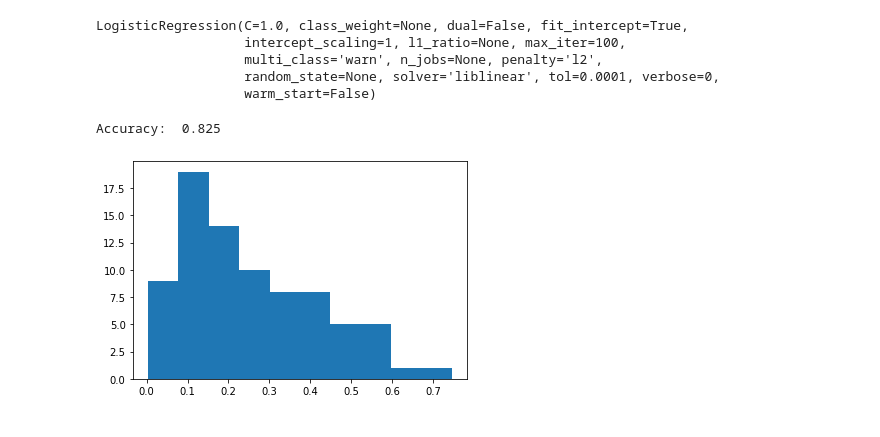
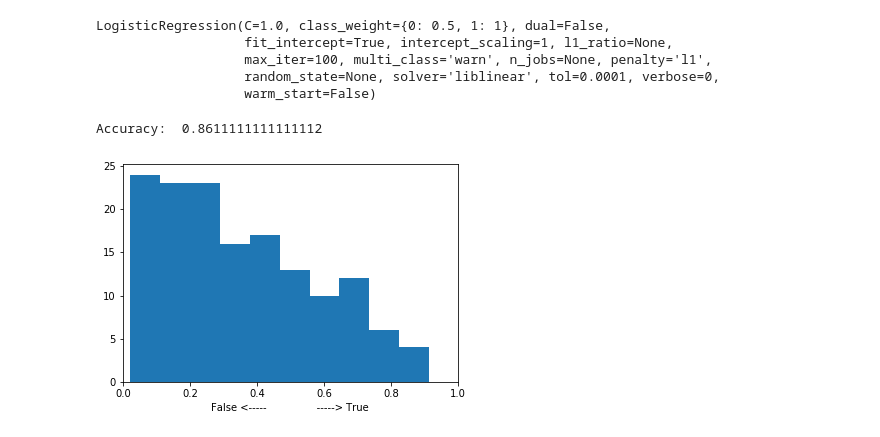
Before and after one commit to shwinshaker/Text2Scene, a Jupyter notebook: train.ipynb, the cells around one changed output. Cells and saved outputs as stored; diff of their text form; code cells hidden in the pictures.

```diff
--- a/train.ipynb
+++ b/train.ipynb
@@ -27,10 +27,10 @@ class Dataset():
         # set features
         self.__get_featureNames()
 
-    def __getone(self, txt_name=None, img_name=None,
-                       ran_txt=False, ran_img=False,
-                       fake_img=False):
-        # preprocess
+    def getOneLayerSent(self, txt_name=None, img_name=None,
+                              ran_txt=False, ran_img=False,
+                              fake_img=False):
+        ##### preprocess
         ## text
         if ran_txt:
             all_txt = glob.glob(self.txt_dir+'/*.txt')
@@ -59,6 +59,12 @@ class Dataset():
         else:
             layers = getLayerNames(img_name)
 
+        return layers, sent
+
+    def __getEmbed(self, **kwargs):
+
+        layers, sent = self.getOneLayerSent(**kwargs)
+
         # tofeature
         txt_embed = self.vectorizer.transform([sent]).toarray()[0]
         img_embed = image2feature(layers)
@@ -73,13 +79,19 @@ class Dataset():
         # triplets
         triplets = []
         # true match
-        triplets.append(self.__getone(txt_name=txt_name, img_name=img_name))
+        triplets.append(self.__getEmbed(txt_name=txt_name,
+                                        img_name=img_name))
         # fake image
-        triplets.append(self.__getone(txt_name=txt_name, fake_img=True))
+        triplets.append(self.__getEmbed(txt_name=txt_name,
+                                        fake_img=True))
         # mismatched text
-        triplets.append(self.__getone(img_name=img_name, txt_name=txt_name, ran_txt=True))
+        triplets.append(self.__getEmbed(img_name=img_name,
+                                        txt_name=txt_name,
+                                        ran_txt=True))
         # mismatched image
-        triplets.append(self.__getone(img_name=img_name, txt_name=txt_name, ran_img=True))
+        triplets.append(self.__getEmbed(img_name=img_name,
+                                        txt_name=txt_name,
+                                        ran_img=True))
 
         xs = np.vstack(triplets)
 
@@ -95,9 +107,9 @@ class Dataset():
     def __get_featureNames(self):
         self.features_ = []
         # text features
-        txt_names, _ = zip(*sorted(self.vectorizer.vocabulary_.items(),
-                                   key=lambda x:x[::-1]))
-        self.features_.extend(list(txt_names))
+        self.vocab_, _ = zip(*sorted(self.vectorizer.vocabulary_.items(),
+                                     key=lambda x:x[::-1]))
+        self.features_.extend(list(self.vocab_))
 
         # image features
         from tools.image_process import getNestedKey
@@ -129,30 +354,33 @@ data shape (80, 175)
 # %%
 clf = LogisticRegression(# random_state=0,
                          solver='liblinear',
-                         # class_weight={1: 1, 0:0.5},
-                         penalty='l2', #'l1' use l1 to learn sparsely
+                         class_weight={1: 1, 0:0.5},
+                         penalty='l1', #'l2' use l1 to learn sparsely
                          C=1.0,
                          max_iter=100)
 
+# clf.fit(X[:40], y[:40])
 clf.fit(X, y)
 # %% [output]
-LogisticRegression(C=1.0, class_weight=None, dual=False, fit_intercept=True,
-                   intercept_scaling=1, l1_ratio=None, max_iter=100,
-                   multi_class='warn', n_jobs=None, penalty='l2',
+LogisticRegression(C=1.0, class_weight={0: 0.5, 1: 1}, dual=False,
+                   fit_intercept=True, intercept_scaling=1, l1_ratio=None,
+                   max_iter=100, multi_class='warn', n_jobs=None, penalty='l1',
                    random_state=None, solver='liblinear', tol=0.0001, verbose=0,
                    warm_start=False)
 # %%
 import matplotlib.pyplot as plt
 # %%
-print('Accuracy: ', clf.score(X,y))
+print('Accuracy: ', clf.score(X[40:],y[40:]))
 # print(clf.predict(X))
 # print(clf.predict_proba(X)[:,1])
 # print(y)
 plt.hist(clf.predict_proba(X)[:,1])
+plt.xlabel('False <-----                -----> True')
+plt.xlim([0, 1])
 plt.show()
 # %% [output]
-Accuracy:  0.825
+Accuracy:  0.8611111111111112
-[figure, old version]
+[figure, new version]
 # %%
 d = dict(zip(dataset.features_, clf.coef_.tolist()[0]))
 sorted(d.items(), key=lambda x: abs(x[1]))[::-1]
```
Also changed, not shown: parts of 10 cells of this notebook, 37 other files.
